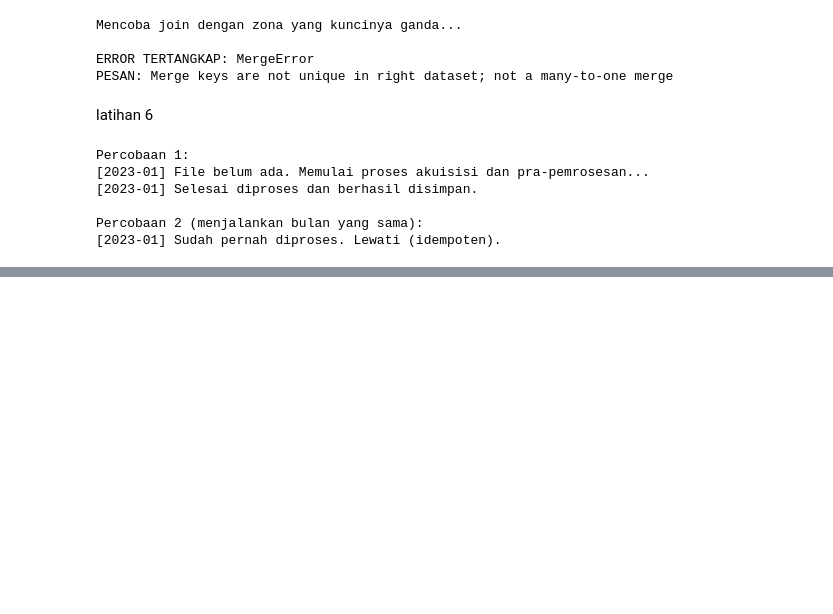
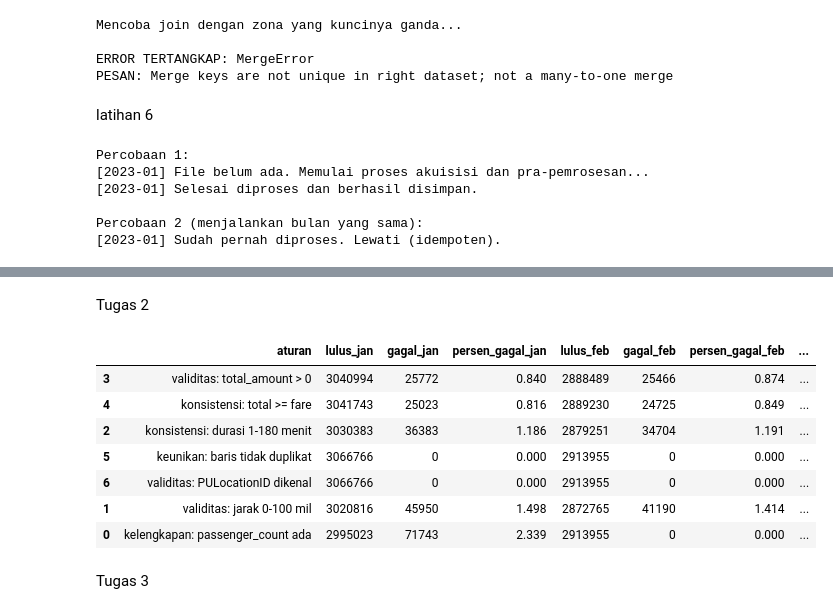
Before and after one commit to RyantRamadhan/BigData26_B_2411532001_Imam-Aryanta-Ramadhan, a Jupyter notebook: Praktikum03/BD_B_P03_2411532001_Imam_Aryanta_Ramadhan.ipynb, the cells around one changed output, grey strips where cells are left out. Drawn from its saved outputs; the diff is of its cells as text; code cells hidden in the pictures; blank space fills up the shorter version.

```diff
--- a/Praktikum03/BD_B_P03_2411532001_Imam_Aryanta_Ramadhan.ipynb
+++ b/Praktikum03/BD_B_P03_2411532001_Imam_Aryanta_Ramadhan.ipynb
@@ -773,0 +818,69 @@ Percobaan 2 (menjalankan bulan yang sama):
+# %% [markdown]
+Tugas 2
+# %%
+def generate_monthly_report(path_trip_data, month_str, zona_df, KOLOM_TRIP, KUNCI_DUPLIKAT):
+    """Menghasilkan DataFrame laporan kualitas data untuk satu bulan."""
+    # 1. Muat data trip mentah
+    df = pd.read_parquet(path_trip_data, columns=KOLOM_TRIP)
+
+    # 2. Tambahkan 'durasi_menit' (dari q7_9Tj7iUYr-)
+    df["durasi_menit"] = ((df["tpep_dropoff_datetime"] - df["tpep_pickup_datetime"])
+                          .dt.total_seconds() / 60)
+
+    # 3. Tangani passenger_count yang hilang dan duplikat (dari Rw2IT2ZKUovS)
+    df["jam"] = df["tpep_pickup_datetime"].dt.hour
+    df["passenger_count"] = df["passenger_count"].fillna(df.groupby("jam")["passenger_count"].transform("median"))
+    df["passenger_count"] = df["passenger_count"].fillna(df["passenger_count"].median())  # Jaring pengaman
+
+    # 4. Hapus duplikat
+    df = df.drop_duplicates(subset=KUNCI_DUPLIKAT, keep="first").reset_index(drop=True)
+
+    # 5. Definisikan aturan laporan (dari q7_9Tj7iUYr-)
+    AWAL_BULAN = pd.Timestamp(f"{month_str}-01")
+    AKHIR_BULAN = (pd.Period(month_str, freq='M') + 1).start_time # Awal bulan berikutnya
+
+    zona_sah = set(zona_df["LocationID"])
+    aturan_bulan = {
+        "kelengkapan: passenger_count ada": df["passenger_count"].notna(),
+        "keunikan: baris tidak duplikat": ~df.duplicated(),
+        "validitas: jarak 0-100 mil": df["trip_distance"].between(0.01, 100),
+        "validitas: total_amount > 0": df["total_amount"] > 0,
+        "validitas: PULocationID dikenal": df["PULocationID"].isin(zona_sah),
+        "konsistensi: durasi 1-180 menit": df["durasi_menit"].between(1, 180),
+        "konsistensi: total >= fare": df["total_amount"] >= df["fare_amount"],
+        f"ketepatan waktu: dalam {month_str}": df["tpep_pickup_datetime"].between(AWAL_BULAN, AKHIR_BULAN),
+    }
+
+    report = pd.DataFrame([
+        {"aturan": nama, "lulus": int(mask.sum()), "gagal": int((~mask).sum()),
+         "persen_gagal": round(100 * (~mask).mean(), 3)}
+        for nama, mask in aturan_bulan.items()
+    ]).sort_values("persen_gagal", ascending=False)
+
+    return report
+
+# Asumsikan 'laporan' dari q7_9Tj7iUYr- sudah tersedia dan merupakan laporan untuk Januari.
+lap_jan = laporan
+
+# Definisikan path untuk data trip Februari (yang diunduh di kChj7yEGyJF-)
+path_trip_feb = os.path.join(DIR_MENTAH, "yellow_tripdata_2023-02.parquet")
+
+# Hasilkan laporan untuk Februari menggunakan fungsi
+# Variabel `zona`, `KOLOM`, `KUNCI` tersedia dari sel-sel sebelumnya.
+lap_feb = generate_monthly_report(path_trip_feb, "2023-02", zona, KOLOM, KUNCI)
+
+# Gabungkan laporan untuk perbandingan
+lap_komparatif = lap_jan.merge(lap_feb, on="aturan", suffixes=("_jan", "_feb"))
+lap_komparatif["selisih_persen"] = lap_komparatif["persen_gagal_feb"] - lap_komparatif["persen_gagal_jan"]
+display(lap_komparatif.sort_values("selisih_persen", ascending=False))
+# %% [output]
+|  | aturan | lulus_jan | gagal_jan | persen_gagal_jan | lulus_feb | gagal_feb | persen_gagal_feb | ... |
+| 3 | validitas: total_amount > 0 | 3040994 | 25772 | 0.840 | 2888489 | 25466 | 0.874 | ... |
+| 4 | konsistensi: total >= fare | 3041743 | 25023 | 0.816 | 2889230 | 24725 | 0.849 | ... |
+| 2 | konsistensi: durasi 1-180 menit | 3030383 | 36383 | 1.186 | 2879251 | 34704 | 1.191 | ... |
+| 5 | keunikan: baris tidak duplikat | 3066766 | 0 | 0.000 | 2913955 | 0 | 0.000 | ... |
+| 6 | validitas: PULocationID dikenal | 3066766 | 0 | 0.000 | 2913955 | 0 | 0.000 | ... |
+| 1 | validitas: jarak 0-100 mil | 3020816 | 45950 | 1.498 | 2872765 | 41190 | 1.414 | ... |
+| 0 | kelengkapan: passenger_count ada | 2995023 | 71743 | 2.339 | 2913955 | 0 | 0.000 | ... |
+# %% [markdown]
+Tugas 3
```
Also changed, not shown: parts of 5 cells of this notebook.
